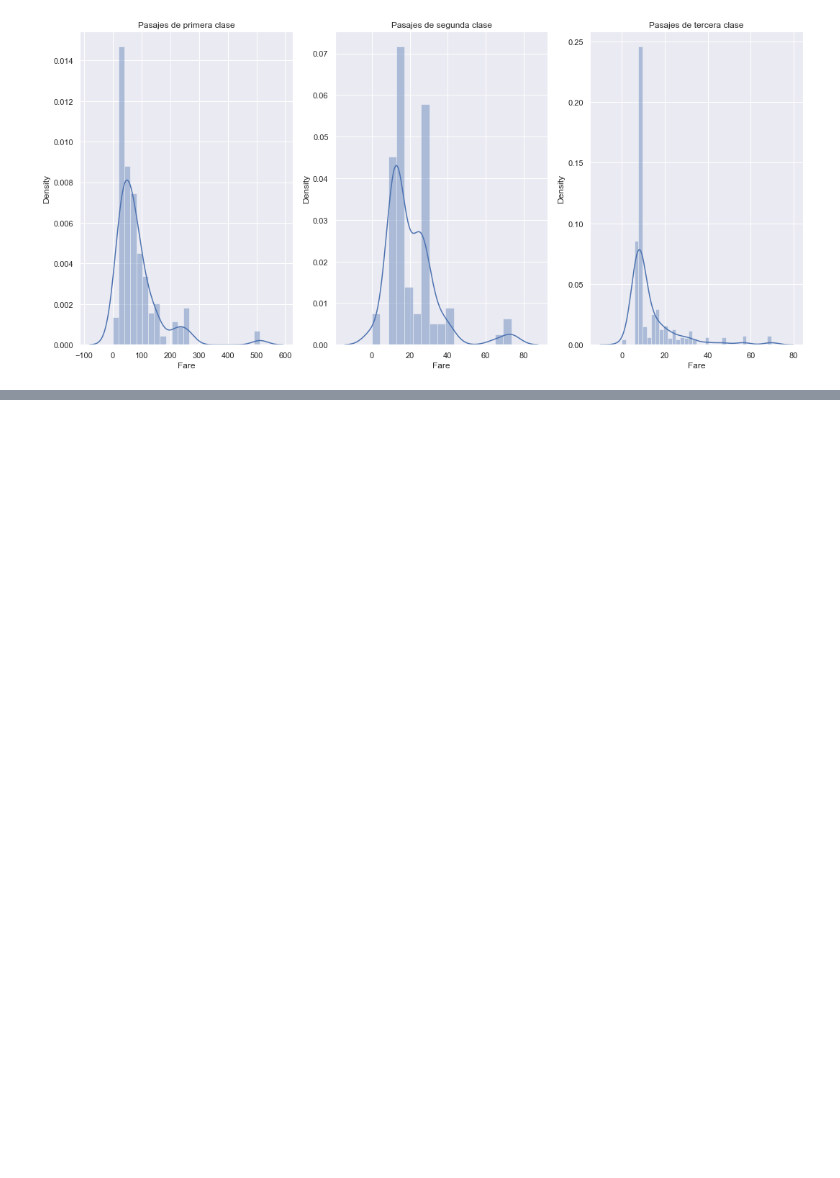
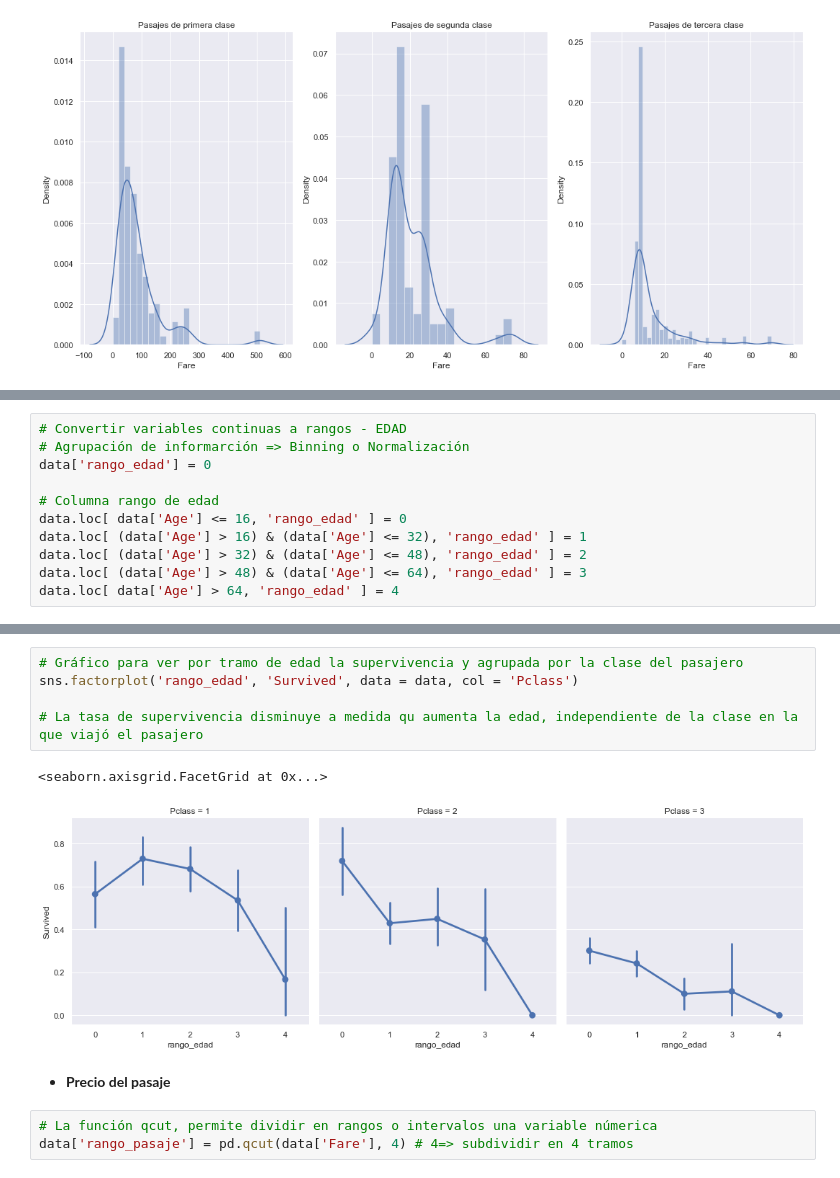
Before and after one commit to willknight27/analisis-datos-titanic, a Jupyter notebook: py-titanic.ipynb, the cells around one changed output, grey strips where cells are left out. Drawn from its saved outputs; the diff is of its cells as text; blank space fills up the shorter version.

Commit message:
Convertir variables continuas a rangos (edad y precio del pasaje)

```diff
--- a/py-titanic.ipynb
+++ b/py-titanic.ipynb
@@ -219,0 +229,11 @@ plt.show()
+# %%
+# Convertir variables continuas a rangos - EDAD
+# Agrupación de informarción => Binning o Normalización
+data['rango_edad'] = 0
+
+# Columna rango de edad
+data.loc[ data['Age'] <= 16, 'rango_edad' ] = 0
+data.loc[ (data['Age'] > 16) & (data['Age'] <= 32), 'rango_edad' ] = 1
+data.loc[ (data['Age'] > 32) & (data['Age'] <= 48), 'rango_edad' ] = 2
+data.loc[ (data['Age'] > 48) & (data['Age'] <= 64), 'rango_edad' ] = 3
+data.loc[ data['Age'] > 64, 'rango_edad' ] = 4
@@ -219,0 +259,13 @@ plt.show()
+# %%
+# Gráfico para ver por tramo de edad la supervivencia y agrupada por la clase del pasajero
+sns.factorplot('rango_edad', 'Survived', data = data, col = 'Pclass')
+
+# La tasa de supervivencia disminuye a medida qu aumenta la edad, independiente de la clase en la que viajó el pasajero
+# %% [output]
+<seaborn.axisgrid.FacetGrid at 0x...>
+[figure, added]
+# %% [markdown]
+* **Precio del pasaje**
+# %%
+# La función qcut, permite dividir en rangos o intervalos una variable númerica
+data['rango_pasaje'] = pd.qcut(data['Fare'], 4) # 4=> subdividir en 4 tramos
```
Also changed, not shown: parts of 10 cells of this notebook.
